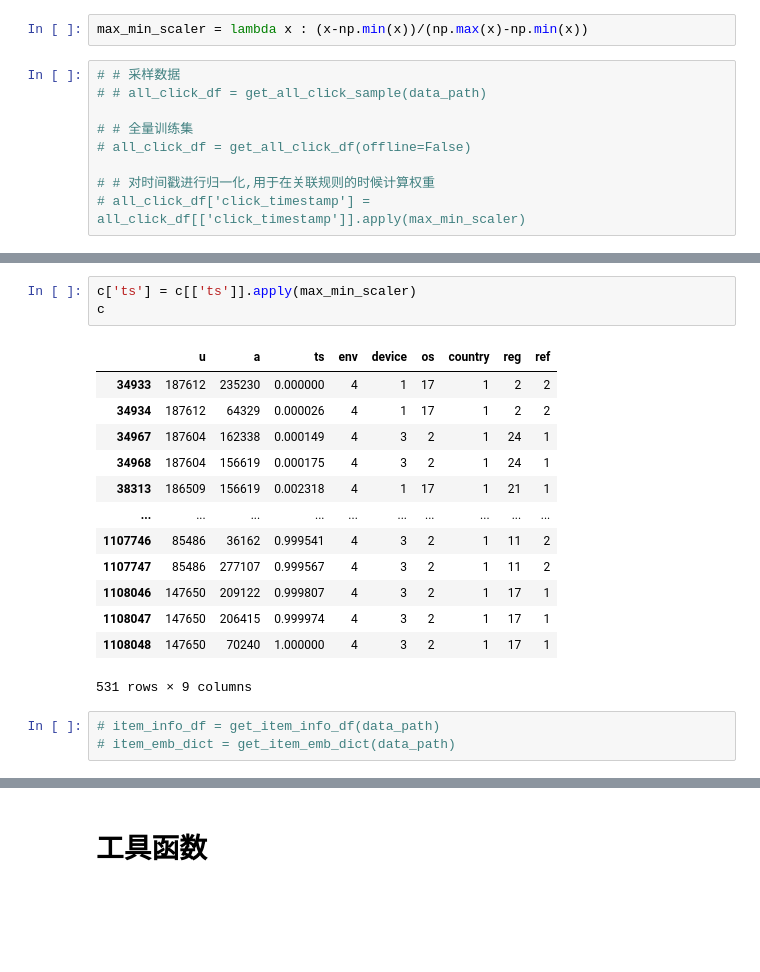
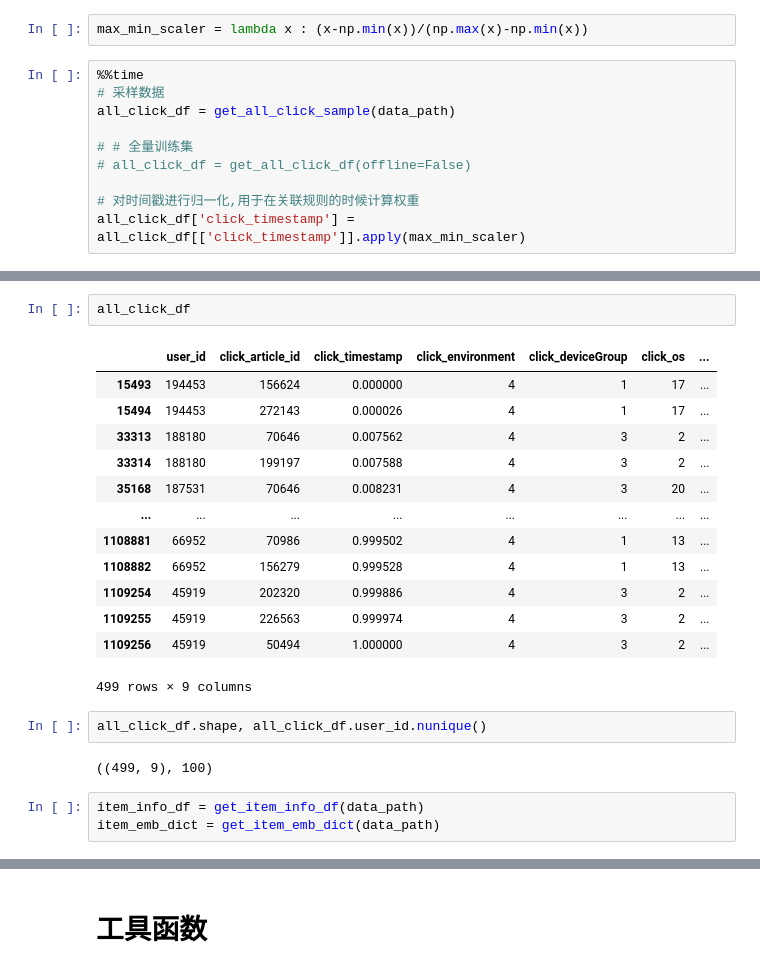
Before and after one commit to leemengtw/pyrec, a Jupyter notebook: projects/data_whale_china/task3-recall.ipynb, the cells around one changed output, grey strips where cells are left out. Saved outputs shown, nothing was run; the diff lists cells and outputs as text; blank space fills up the shorter version.

```diff
--- a/projects/data_whale_china/task3-recall.ipynb
+++ b/projects/data_whale_china/task3-recall.ipynb
@@ -165,11 +181,12 @@ array([-0.02118425, -0.12580893, -0.01813001,  0.00668391,  0.10909397,
 # %%
 max_min_scaler = lambda x : (x-np.min(x))/(np.max(x)-np.min(x))
 # %%
-# # 采样数据
-# # all_click_df = get_all_click_sample(data_path)
+%%time
+# 采样数据
+all_click_df = get_all_click_sample(data_path)
 
 # # 全量训练集
 # all_click_df = get_all_click_df(offline=False)
 
-# # 对时间戳进行归一化,用于在关联规则的时候计算权重
-# all_click_df['click_timestamp'] = all_click_df[['click_timestamp']].apply(max_min_scaler)
+# 对时间戳进行归一化,用于在关联规则的时候计算权重
+all_click_df['click_timestamp'] = all_click_df[['click_timestamp']].apply(max_min_scaler)
@@ -176,20 +196,23 @@ max_min_scaler = lambda x : (x-np.min(x))/(np.max(x)-np.min(x))
+# %%
+all_click_df
+# %% [output]
+|  | user_id | click_article_id | click_timestamp | click_environment | click_deviceGroup | click_os | ... |
+| 15493 | 194453 | 156624 | 0.000000 | 4 | 1 | 17 | ... |
+| 15494 | 194453 | 272143 | 0.000026 | 4 | 1 | 17 | ... |
+| 33313 | 188180 | 70646 | 0.007562 | 4 | 3 | 2 | ... |
+| 33314 | 188180 | 199197 | 0.007588 | 4 | 3 | 2 | ... |
+| 35168 | 187531 | 70646 | 0.008231 | 4 | 3 | 20 | ... |
+| ... | ... | ... | ... | ... | ... | ... | ... |
+| 1108881 | 66952 | 70986 | 0.999502 | 4 | 1 | 13 | ... |
+| 1108882 | 66952 | 156279 | 0.999528 | 4 | 1 | 13 | ... |
+| 1109254 | 45919 | 202320 | 0.999886 | 4 | 3 | 2 | ... |
+| 1109255 | 45919 | 226563 | 0.999974 | 4 | 3 | 2 | ... |
+| 1109256 | 45919 | 50494 | 1.000000 | 4 | 3 | 2 | ... |
+499 rows × 9 columns
 # %%
-c['ts'] = c[['ts']].apply(max_min_scaler)
-c
+all_click_df.shape, all_click_df.user_id.nunique()
 # %% [output]
-|  | u | a | ts | env | device | os | country | reg | ref |
-| 34933 | 187612 | 235230 | 0.000000 | 4 | 1 | 17 | 1 | 2 | 2 |
-| 34934 | 187612 | 64329 | 0.000026 | 4 | 1 | 17 | 1 | 2 | 2 |
-| 34967 | 187604 | 162338 | 0.000149 | 4 | 3 | 2 | 1 | 24 | 1 |
-| 34968 | 187604 | 156619 | 0.000175 | 4 | 3 | 2 | 1 | 24 | 1 |
-| 38313 | 186509 | 156619 | 0.002318 | 4 | 1 | 17 | 1 | 21 | 1 |
-| ... | ... | ... | ... | ... | ... | ... | ... | ... | ... |
-| 1107746 | 85486 | 36162 | 0.999541 | 4 | 3 | 2 | 1 | 11 | 2 |
-| 1107747 | 85486 | 277107 | 0.999567 | 4 | 3 | 2 | 1 | 11 | 2 |
-| 1108046 | 147650 | 209122 | 0.999807 | 4 | 3 | 2 | 1 | 17 | 1 |
-| 1108047 | 147650 | 206415 | 0.999974 | 4 | 3 | 2 | 1 | 17 | 1 |
-| 1108048 | 147650 | 70240 | 1.000000 | 4 | 3 | 2 | 1 | 17 | 1 |
-531 rows × 9 columns
+((499, 9), 100)
 # %%
-# item_info_df = get_item_info_df(data_path)
-# item_emb_dict = get_item_emb_dict(data_path)
+item_info_df = get_item_info_df(data_path)
+item_emb_dict = get_item_emb_dict(data_path)
```
Also changed, not shown: parts of 62 cells of this notebook, 1 other file.
